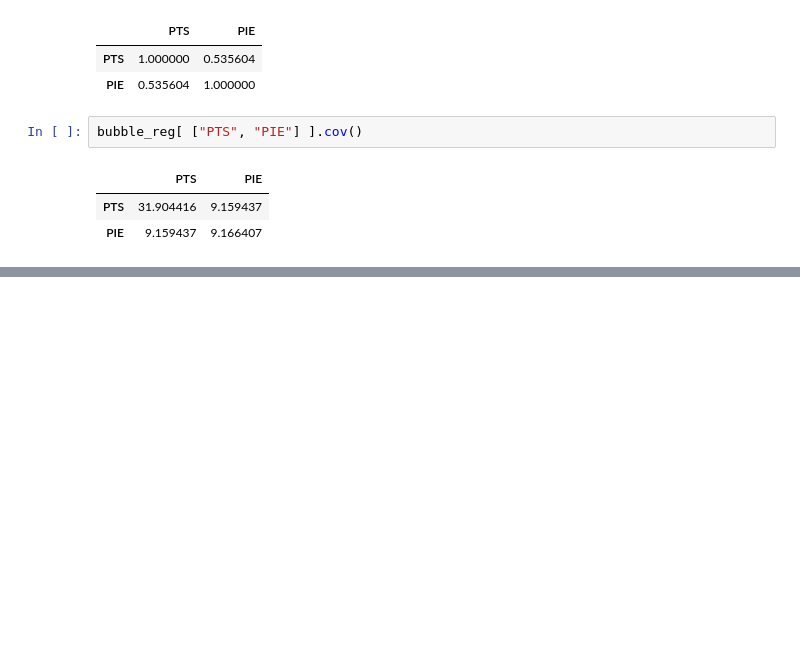
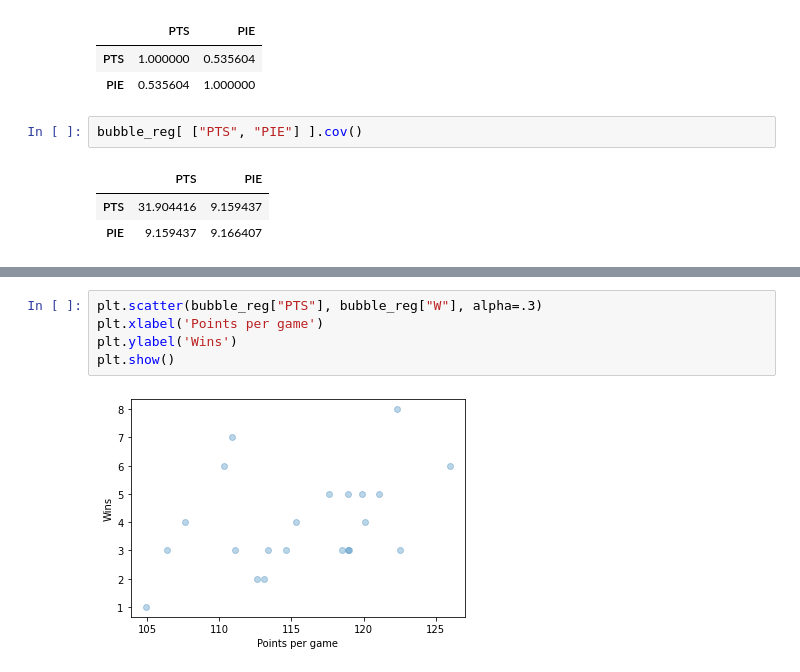
Before and after one commit to krishanweber3/info2950project, a Jupyter notebook: Data Collection Recht.ipynb, the cells around one changed output, grey strips where cells are left out. Drawn from its saved outputs; the diff is of its cells as text; blank space fills up the shorter version.

```diff
--- a/Data Collection Recht.ipynb
+++ b/Data Collection Recht.ipynb
@@ -107,0 +122,7 @@ bubble_reg[ ["PTS", "PIE"] ].cov()
+# %%
+plt.scatter(bubble_reg["PTS"], bubble_reg["W"], alpha=.3)
+plt.xlabel('Points per game')
+plt.ylabel('Wins')
+plt.show()
+# %% [output]
+[figure, added]
```
Also changed, not shown: parts of 5 cells of this notebook.
